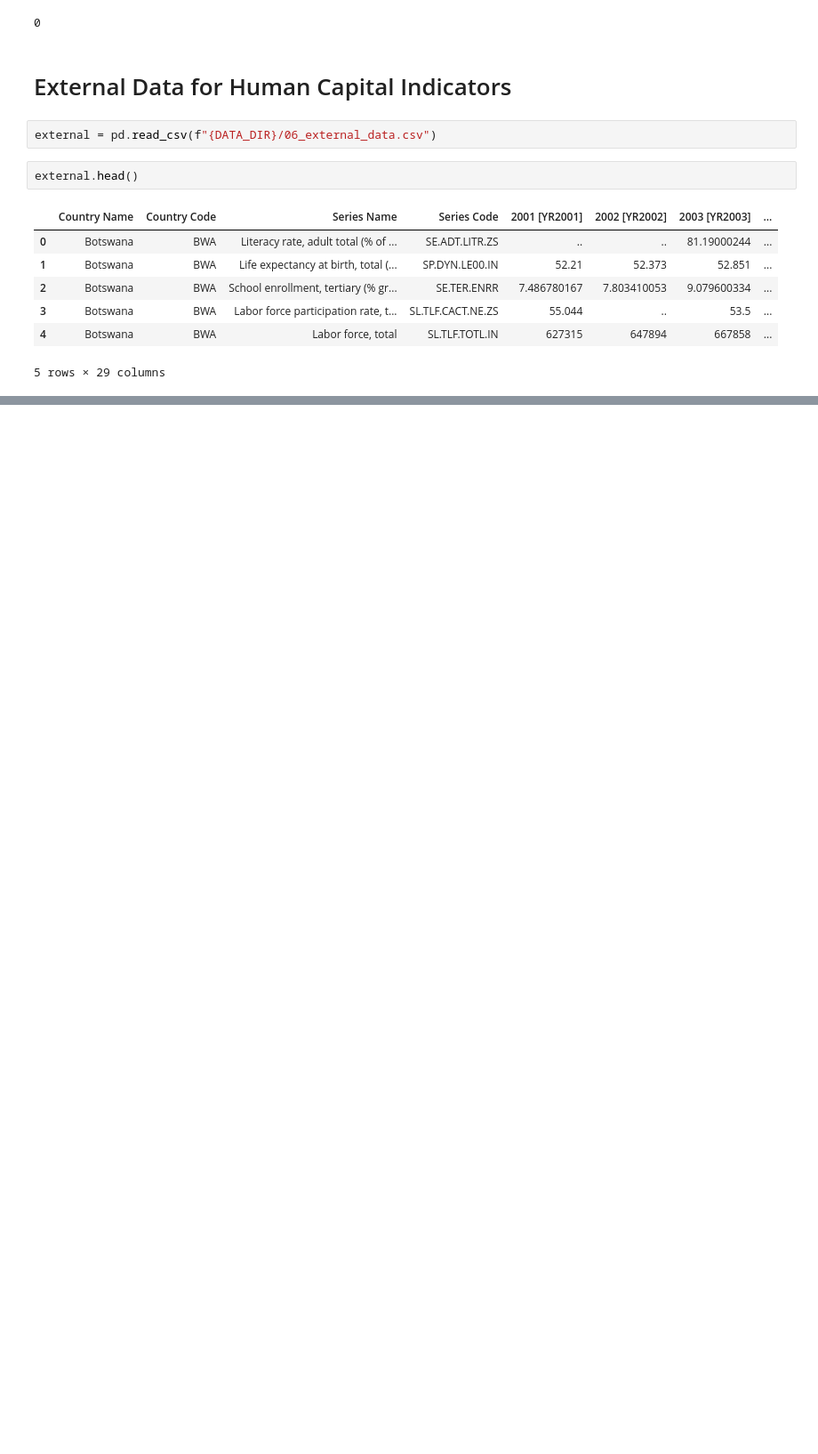
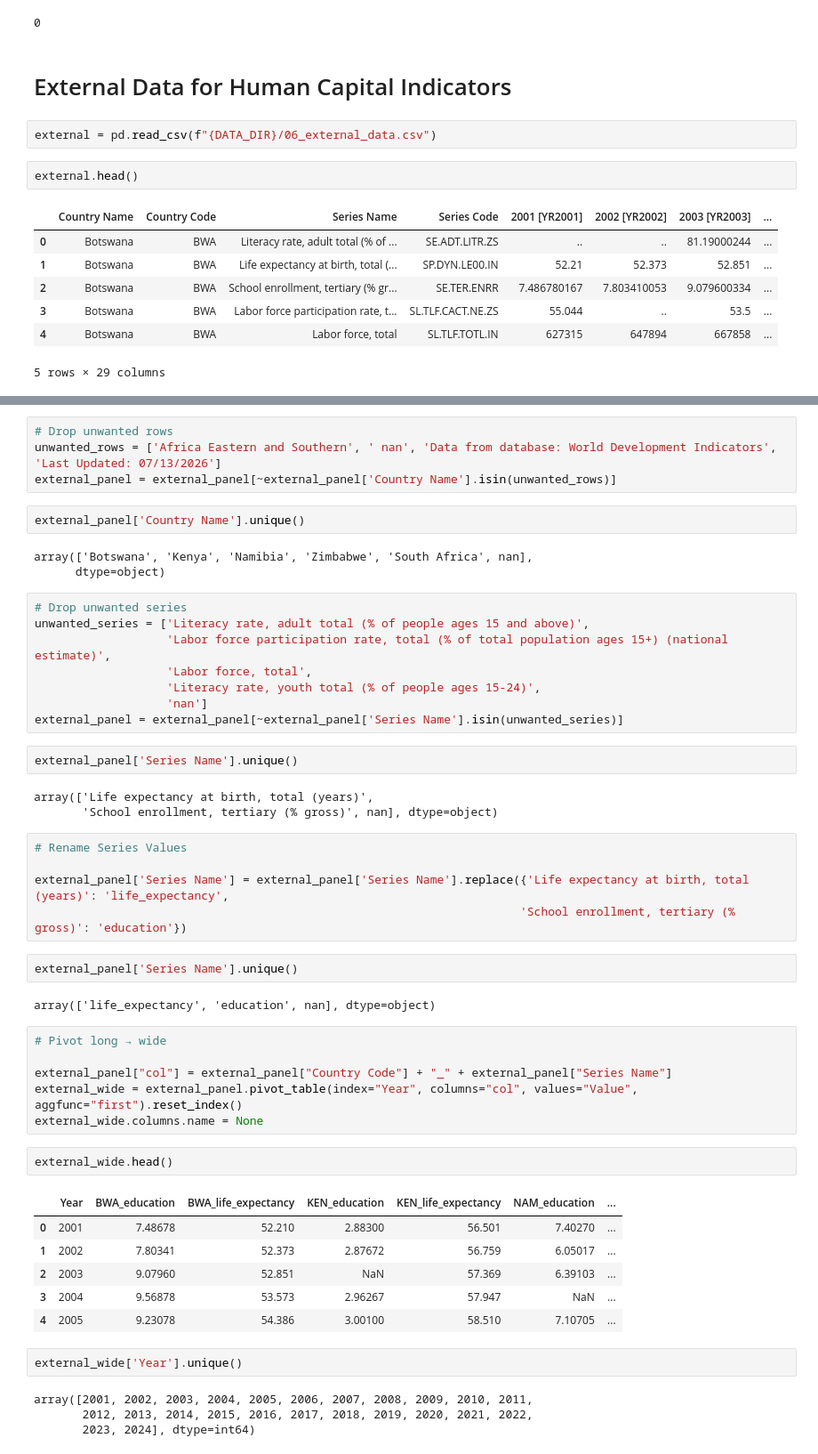
Before and after one commit to GorataB/Hackathon_PolyglotPioneers, a Jupyter notebook: Data Cleaning.ipynb, the cells around one changed output, grey strips where cells are left out. Shown at 89% size. Cells and saved outputs as stored; diff of their text form; blank space fills up the shorter version.

```diff
--- a/Data Cleaning.ipynb
+++ b/Data Cleaning.ipynb
@@ -806,0 +883,52 @@ external.head()
+# %%
+# Drop unwanted rows
+unwanted_rows = ['Africa Eastern and Southern', ' nan', 'Data from database: World Development Indicators', 'Last Updated: 07/13/2026']
+external_panel = external_panel[~external_panel['Country Name'].isin(unwanted_rows)]
+# %%
+external_panel['Country Name'].unique()
+# %% [output]
+array(['Botswana', 'Kenya', 'Namibia', 'Zimbabwe', 'South Africa', nan],
+      dtype=object)
+# %%
+# Drop unwanted series
+unwanted_series = ['Literacy rate, adult total (% of people ages 15 and above)',
+                   'Labor force participation rate, total (% of total population ages 15+) (national estimate)',
+                   'Labor force, total',
+                   'Literacy rate, youth total (% of people ages 15-24)',
+                   'nan']
+external_panel = external_panel[~external_panel['Series Name'].isin(unwanted_series)]
+# %%
+external_panel['Series Name'].unique()
+# %% [output]
+array(['Life expectancy at birth, total (years)',
+       'School enrollment, tertiary (% gross)', nan], dtype=object)
+# %%
+# Rename Series Values
+
+external_panel['Series Name'] = external_panel['Series Name'].replace({'Life expectancy at birth, total (years)': 'life_expectancy',
+                                                                      'School enrollment, tertiary (% gross)': 'education'})
+# %%
+external_panel['Series Name'].unique()
+# %% [output]
+array(['life_expectancy', 'education', nan], dtype=object)
+# %%
+# Pivot long → wide
+
+external_panel["col"] = external_panel["Country Code"] + "_" + external_panel["Series Name"]
+external_wide = external_panel.pivot_table(index="Year", columns="col", values="Value", aggfunc="first").reset_index()
+external_wide.columns.name = None
+# %%
+external_wide.head()
+# %% [output]
+|  | Year | BWA_education | BWA_life_expectancy | KEN_education | KEN_life_expectancy | NAM_education | ... |
+| 0 | 2001 | 7.48678 | 52.210 | 2.88300 | 56.501 | 7.40270 | ... |
+| 1 | 2002 | 7.80341 | 52.373 | 2.87672 | 56.759 | 6.05017 | ... |
+| 2 | 2003 | 9.07960 | 52.851 | NaN | 57.369 | 6.39103 | ... |
+| 3 | 2004 | 9.56878 | 53.573 | 2.96267 | 57.947 | NaN | ... |
+| 4 | 2005 | 9.23078 | 54.386 | 3.00100 | 58.510 | 7.10705 | ... |
+# %%
+external_wide['Year'].unique()
+# %% [output]
+array([2001, 2002, 2003, 2004, 2005, 2006, 2007, 2008, 2009, 2010, 2011,
+       2012, 2013, 2014, 2015, 2016, 2017, 2018, 2019, 2020, 2021, 2022,
+       2023, 2024], dtype=int64)
```
Also changed, not shown: parts of 15 cells of this notebook, 1 other file.
